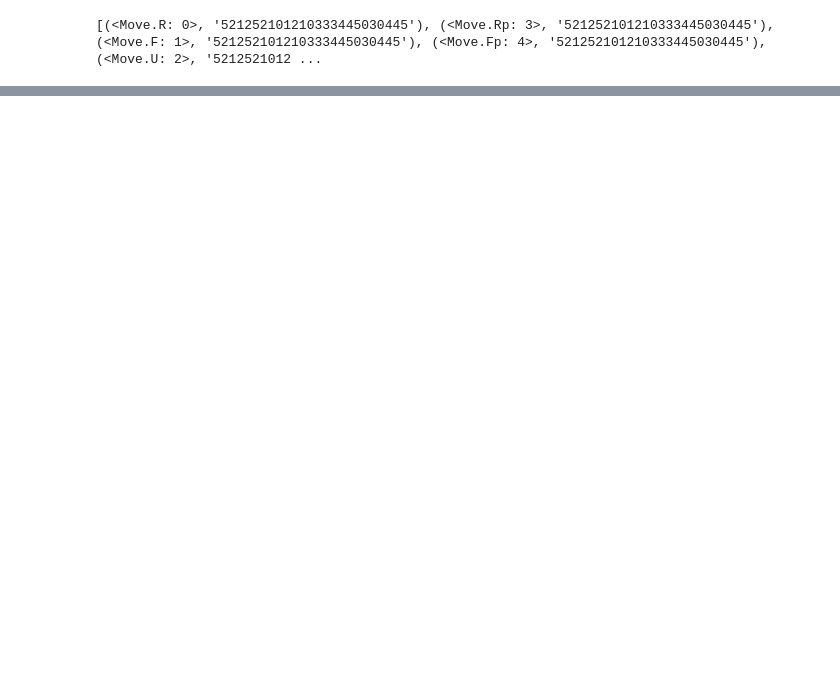
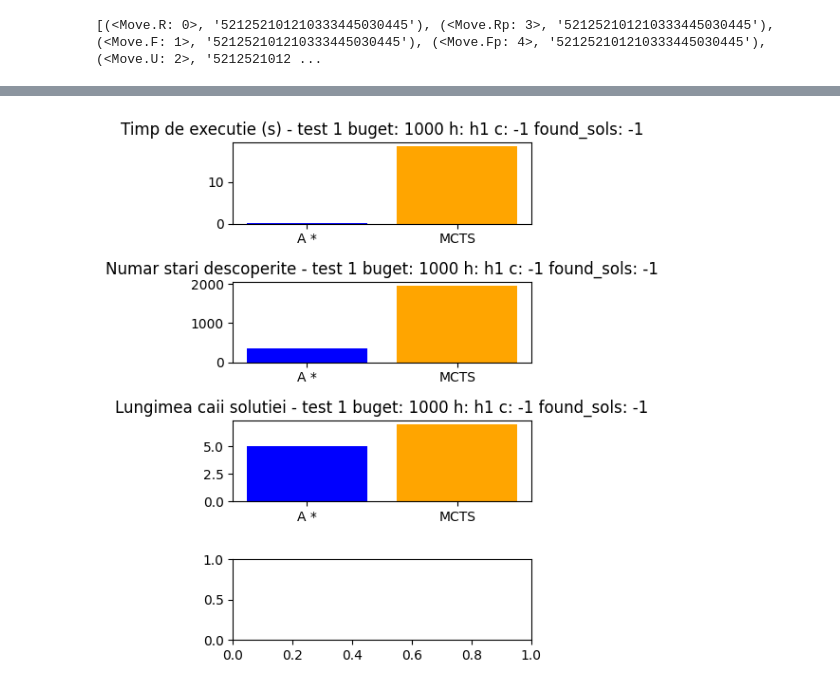
Before and after one commit to CosminAvramescu/Python-Pocket-Cube-Artificial-Inteligence, a Jupyter notebook: Rubiks_cube.ipynb, the cells around one changed output, grey strips where cells are left out. Drawn from its saved outputs; the diff is of its cells as text; code cells hidden in the pictures; blank space fills up the shorter version.

```diff
--- a/Rubiks_cube.ipynb
+++ b/Rubiks_cube.ipynb
@@ -80,8 +82,4 @@ def get_neighbours(_cube):
 from heapq import heappop, heappush
 
 priority_queue = []
-
-faces={}
-for i in range(24):
-    faces[i] = i // 4
 # %%
@@ -465,7 +579,0 @@ def mcts(start_cube, budget, tree):
-# %%
-def play_game(budget):
-    state = cube.clone()
-
-    mcts(state, budget, None)
-
-%time play_game(20000)
@@ -483,0 +644,77 @@ Wall time: 32.9 s
+# %%
+# Test 1
+# buget 1000
+get_best(0.5, h1, 1000, 1)
+get_best(0.1, h1, 1000, 1)
+get_best(0.5, h2, 1000, 1)
+get_best(0.1, h2, 1000, 1)
+print(f">>> best_c: {best_c} best_h {best_h} best_time: {best_time} found_sol: {best_found_solutions} unfound_sol: {20 - best_found_solutions} best_path_len: {best_path} best_states_no: {best_states_no}")
+test1_buget1_mcts = [best_time, best_path, best_states_no, best_found_solutions, best_c, best_h]
+
+best_found_solutions = -1
+best_c = -1
+best_h = -1
+best_time = -1
+best_path = -1
+best_states_no = -1
+
+avg_found_solutions = 0
+avg_time = 0
+avg_path = 0
+avg_states_no = 0
+
+# buget 5000
+get_best(0.5, h1, 5000, 1)
+get_best(0.1, h1, 5000, 1)
+get_best(0.5, h2, 5000, 1)
+get_best(0.1, h2, 5000, 1)
+print(f">>> best_c: {best_c} best_h {best_h} best_time: {best_time} found_sol: {best_found_solutions} unfound_sol: {20 - best_found_solutions} best_path_len: {best_path} best_states_no: {best_states_no}")
+test1_buget2_mcts = [best_time, best_path, best_states_no, best_found_solutions, best_c, best_h]
+
+best_found_solutions = -1
+best_c = -1
+best_h = -1
+best_time = -1
+best_path = -1
+best_states_no = -1
+
+avg_found_solutions = 0
+avg_time = 0
+avg_path = 0
+avg_states_no = 0
+
+# buget 10000
+get_best(0.5, h1, 10000, 1)
+get_best(0.1, h1, 10000, 1)
+get_best(0.5, h2, 10000, 1)
+get_best(0.1, h2, 10000, 1)
+print(f">>> best_c: {best_c} best_h {best_h} best_time: {best_time} found_sol: {best_found_solutions} unfound_sol: {20 - best_found_solutions} best_path_len: {best_path} best_states_no: {best_states_no}")
+test1_buget3_mcts = [best_time, best_path, best_states_no, best_found_solutions, best_c, best_h]
+
+best_found_solutions = -1
+best_c = -1
+best_h = -1
+best_time = -1
+best_path = -1
+best_states_no = -1
+
+avg_found_solutions = 0
+avg_time = 0
+avg_path = 0
+avg_states_no = 0
+
+# buget 20000
+get_best(0.5, h1, 20000, 1)
+get_best(0.1, h1, 20000, 1)
+get_best(0.5, h2, 20000, 1)
+get_best(0.1, h2, 20000, 1)
+print(f">>> best_c: {best_c} best_h {best_h} best_time: {best_time} found_sol: {best_found_solutions} unfound_sol: {20 - best_found_solutions} best_path_len: {best_path} best_states_no: {best_states_no}")
+test1_buget4_mcts = [best_time, best_path, best_states_no, best_found_solutions, best_c, best_h]
+
+
+print_chart(1, "A *", "MCTS", test1_astar, test1_buget1_mcts, best_found_solutions, best_c, best_h, 1000)
+print_chart(1, "A *", "MCTS", test1_astar, test1_buget2_mcts, best_found_solutions, best_c, best_h, 5000)
+print_chart(1, "A *", "MCTS", test1_astar, test1_buget3_mcts, best_found_solutions, best_c, best_h, 10000)
+print_chart(1, "A *", "MCTS", test1_astar, test1_buget4_mcts, best_found_solutions, best_c, best_h, 20000)
+# %% [output]
+[figure, added]
```
Also changed, not shown: parts of 24 cells of this notebook, 3 other files.
